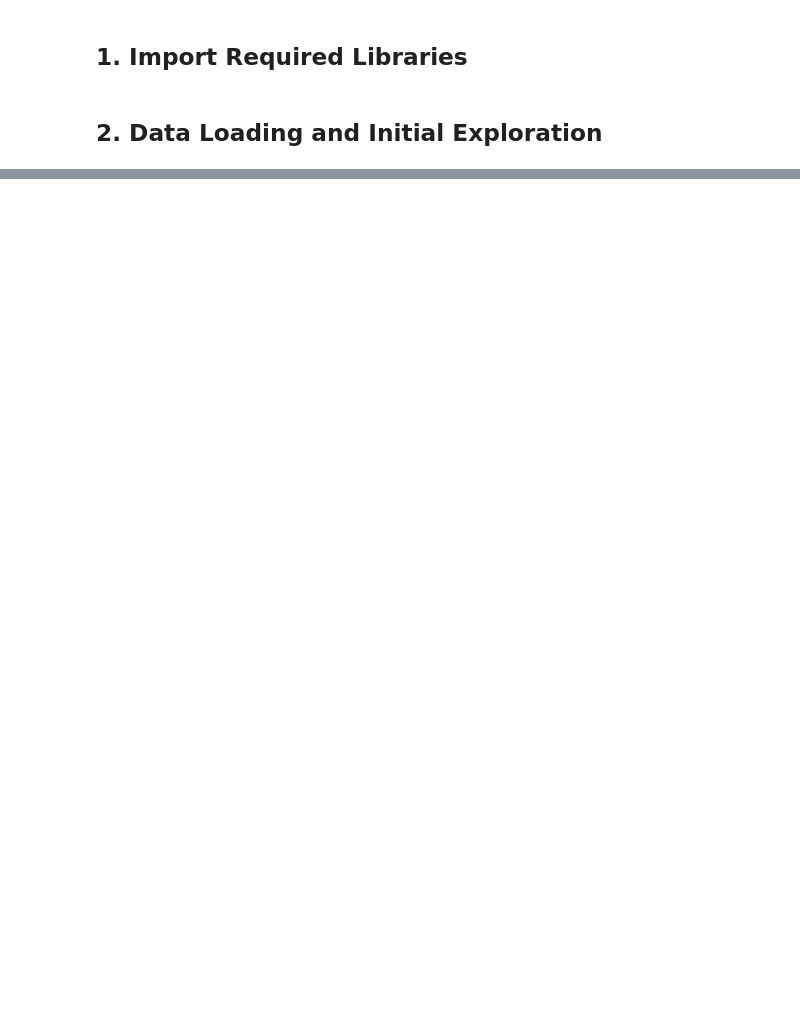
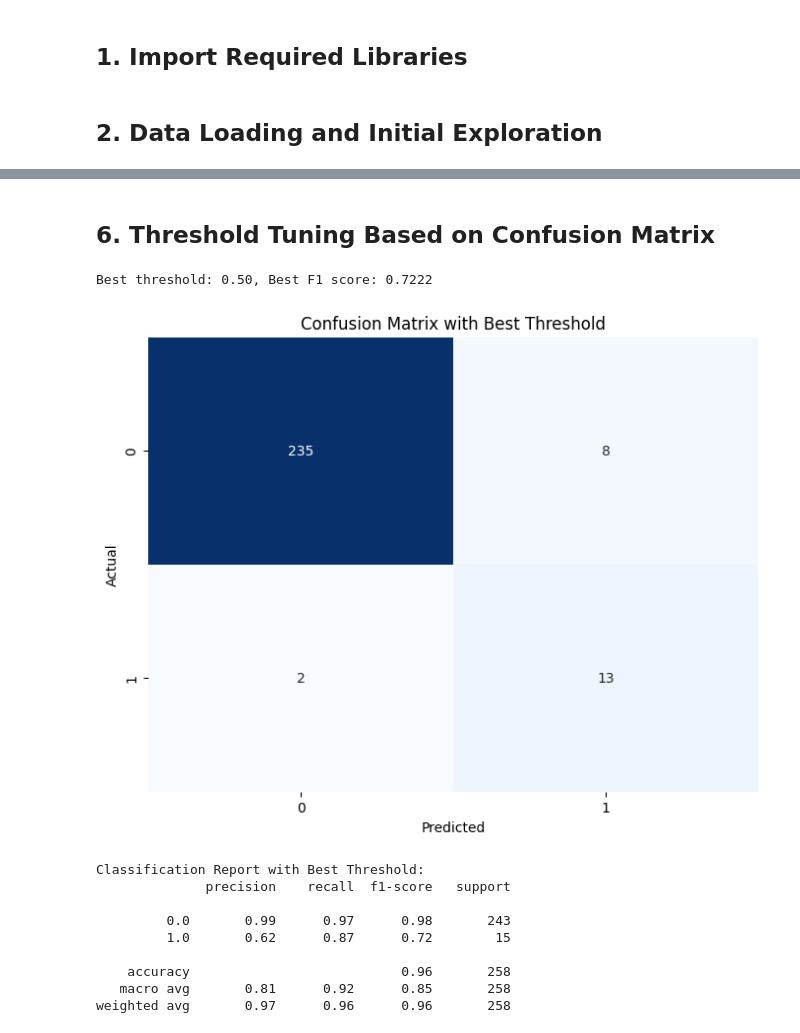
Before and after one commit to zikous/cancer-ml, a Jupyter notebook: notebook.ipynb, the cells around one changed output, grey strips where cells are left out. Drawn from its saved outputs; the diff is of its cells as text; code cells hidden in the pictures; blank space fills up the shorter version.

```diff
--- a/notebook.ipynb
+++ b/notebook.ipynb
@@ -332,16 +49,0 @@ Best F1 score: 0.9768
-# %%
-tuned_results = []
-for name, model in tuned_models.items():
-    print(f"Evaluating {name}...")
-    result = evaluate_model(model, X_train_resampled, X_val, Y_train_resampled, Y_val)
-    result['model'] = name
-    tuned_results.append(result)
-    print(f"{name} - Accuracy: {result['accuracy']:.4f}, F1: {result['f1_score']:.4f}")
-
-# Select the best model overall
-final_results = baseline_results + tuned_results
-best_model_result = max(final_results, key=lambda x: x['f1_score'])
-best_model_name = best_model_result['model']
-best_model = tuned_models.get(best_model_name, models[best_model_name])
-
-print(f"\nBest Model Overall: {best_model_name} with F1 Score: {best_model_result['f1_score']:.4f}")
@@ -516,0 +332,51 @@ Notebook completed successfully!
+# %% [markdown]
+## 6. Threshold Tuning Based on Confusion Matrix
+# %%
+# Function to find the best threshold based on the F1 score
+def find_best_threshold(model, X_test, Y_test):
+    y_pred_proba = model.predict_proba(X_test)[:, 1]
+    thresholds = np.arange(0.1, 1.0, 0.05)
+    best_threshold = 0.5
+    best_f1 = 0
+
+    for threshold in thresholds:
+        y_pred = (y_pred_proba >= threshold).astype(int)
+        f1 = f1_score(Y_test, y_pred)
+        if f1 > best_f1:
+            best_f1 = f1
+            best_threshold = threshold
+
+    return best_threshold, best_f1
+
+# Find the best threshold for the best model
+best_threshold, best_f1 = find_best_threshold(best_model, X_test, Y_test)
+print(f"\nBest threshold: {best_threshold:.2f}, Best F1 score: {best_f1:.4f}")
+
+# Make predictions using the best threshold
+y_pred_proba = best_model.predict_proba(X_test)[:, 1]
+y_pred = (y_pred_proba >= best_threshold).astype(int)
+
+# Confusion Matrix
+conf_matrix = confusion_matrix(Y_test, y_pred)
+plt.figure(figsize=(8, 6))
+sns.heatmap(conf_matrix, annot=True, fmt='d', cmap='Blues', cbar=False)
+plt.title('Confusion Matrix with Best Threshold')
+plt.xlabel('Predicted')
+plt.ylabel('Actual')
+plt.show()
+
+# Classification Report
+print("\nClassification Report with Best Threshold:")
+print(classification_report(Y_test, y_pred))
+# %% [output]
+Best threshold: 0.50, Best F1 score: 0.7222
+[figure, added]
+Classification Report with Best Threshold:
+              precision    recall  f1-score   support
+
+         0.0       0.99      0.97      0.98       243
+         1.0       0.62      0.87      0.72        15
+
+    accuracy                           0.96       258
+   macro avg       0.81      0.92      0.85       258
+weighted avg       0.97      0.96      0.96       258
```
Also changed, not shown: parts of 36 cells of this notebook, 22 other files.
